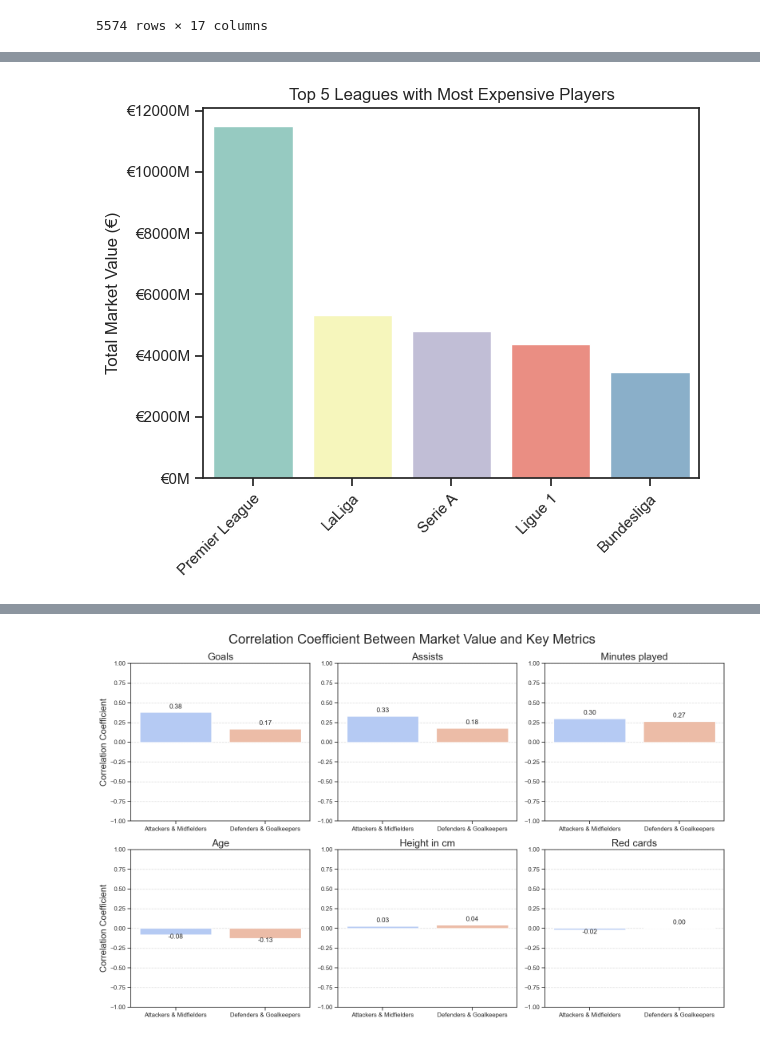
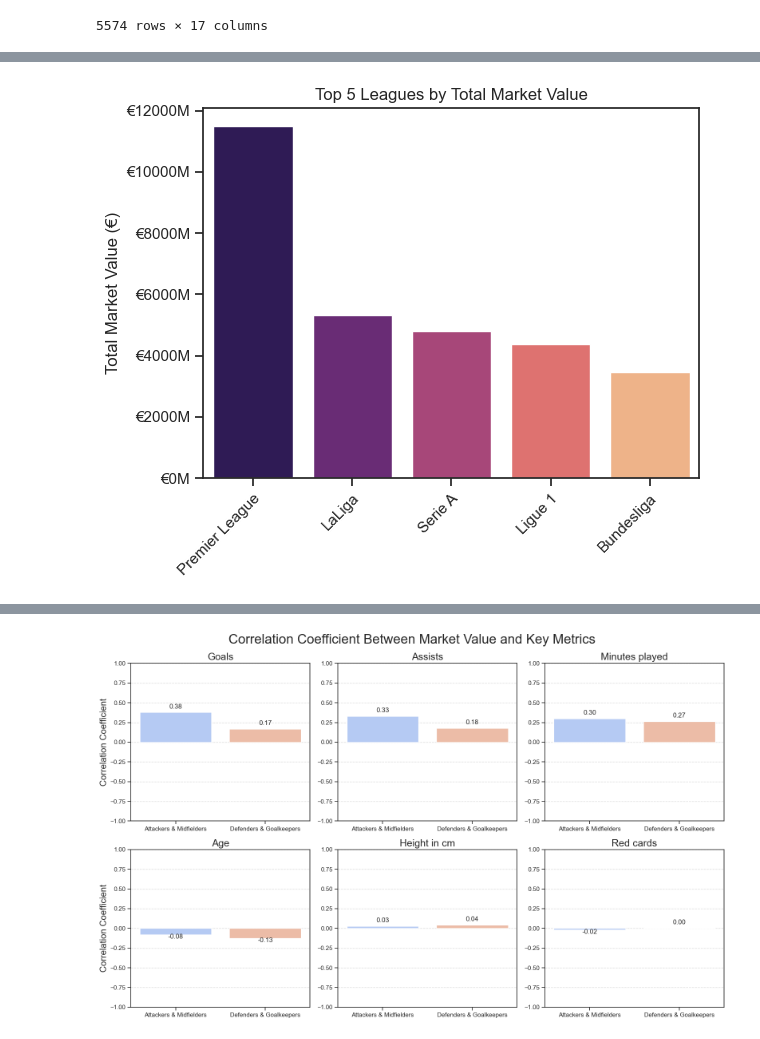
Before and after one commit to LiamMitchell6767/Python_Football_Project, a Jupyter notebook: 2_Market_Value_Analysis.ipynb, the cells around one changed output, grey strips where cells are left out. Cells and saved outputs as stored; diff of their text form; code cells hidden in the pictures.

```diff
--- a/2_Market_Value_Analysis.ipynb
+++ b/2_Market_Value_Analysis.ipynb
@@ -41,9 +41,7 @@ Player_stats = Full_Player_Data.groupby('name').agg({
     'assists': 'sum',
     'minutes_played': 'sum',
     'appearance_id': 'count'
-})
-
-Player_stats = Player_stats.reset_index()
+}).reset_index()
 
 Player_stats
 # %% [output]
@@ -140,17 +131,17 @@ plt.show()
 # %%
 Top_5_Leagues = Full_Player_Data.groupby('current_club_domestic_competition_id')['market_value_in_eur'].sum().sort_values(ascending=False).head(5)
 
 leagues_names = [
     "Premier League", "LaLiga", "Serie A", "Ligue 1", "Bundesliga"
 ]
 sns.set_theme(style="ticks")
-sns.barplot (x=leagues_names, y=Top_5_Leagues.values, hue=leagues_names, palette='Set3')
+sns.barplot (x=leagues_names, y=Top_5_Leagues.values, hue=leagues_names, palette='magma')
 ax = plt.gca()
 ax.yaxis.set_major_formatter(plt.FuncFormatter(lambda y, _: f'€{int(y/1000000)}M'))
-plt.title('Top 5 Leagues with Most Expensive Players')
+plt.title('Top 5 Leagues by Total Market Value')
 plt.xlabel('')
 plt.ylabel('Total Market Value (€)')
 plt.xticks(rotation=45, ha='right', rotation_mode='anchor')
 plt.show()
 # %% [output]
-[figure, old version]
+[figure, new version]
```
Also changed, not shown: parts of 7 cells of this notebook, 3 other files.
